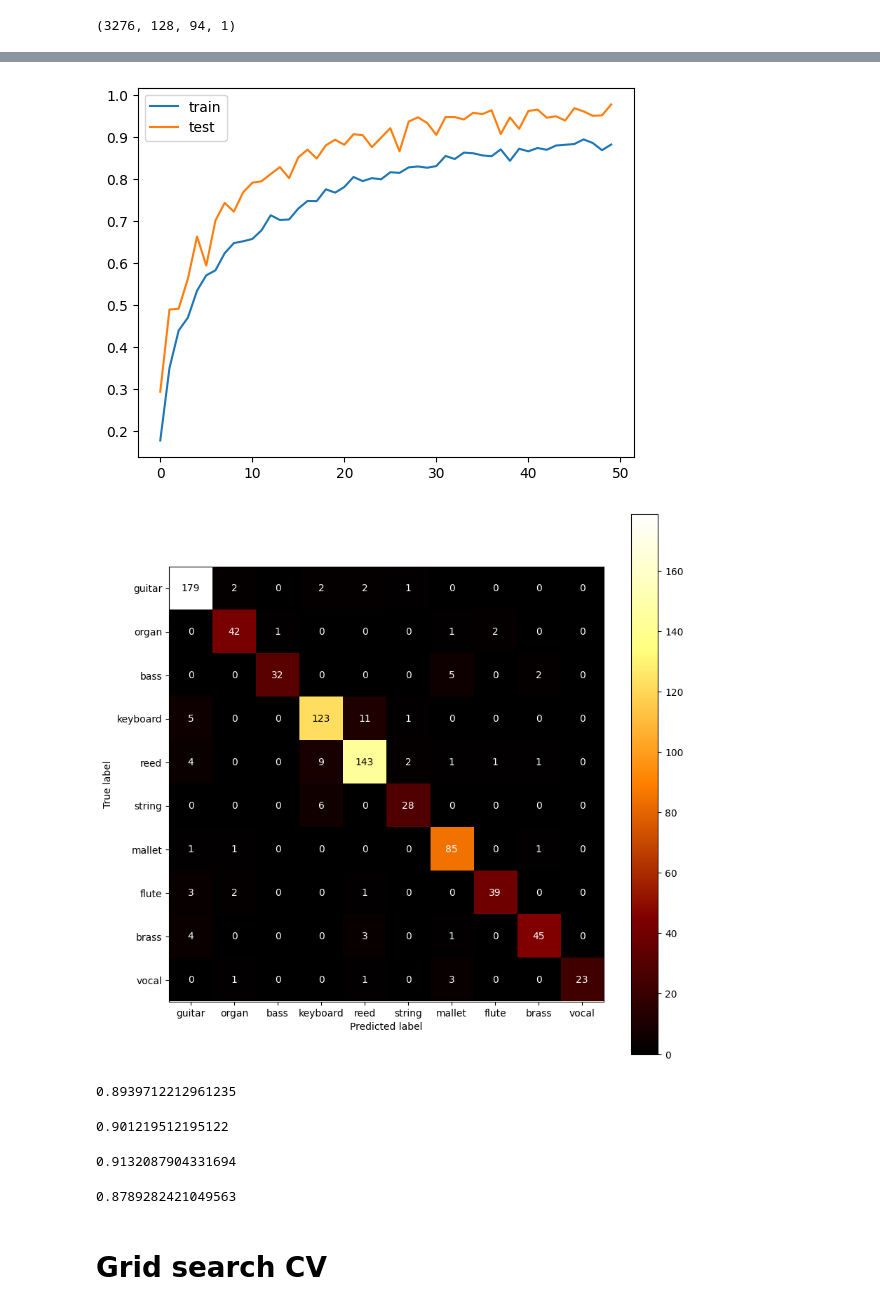
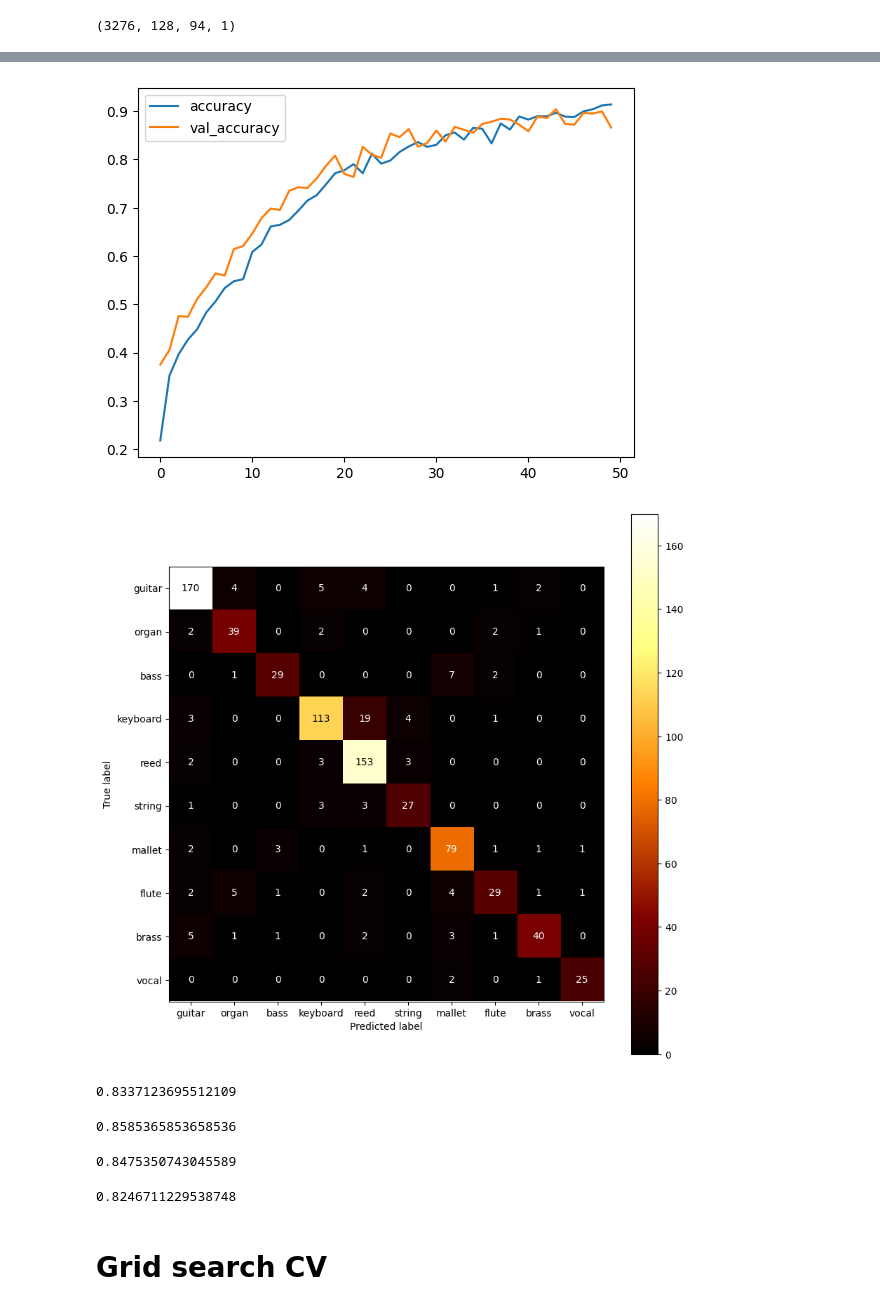
Before and after one commit to Yanaput/EGCI463-pattern-recognition-project, a Jupyter notebook: nsynth_CNN.ipynb, the cells around one changed output, grey strips where cells are left out. Drawn from its saved outputs; the diff is of its cells as text; code cells hidden in the pictures.

```diff
--- a/nsynth_CNN.ipynb
+++ b/nsynth_CNN.ipynb
@@ -138,11 +138,10 @@ Model: "sequential"
  Non-trainable params: 0 (0.00 B)
 # %%
 checkpoint = ModelCheckpoint(
-    filepath="weights-{epoch:02d}-{loss:.4f}.keras",
+    filepath="weights-{epoch:02d}-loss{loss:.2f}-acc{accuracy:.2f}.keras",
     monitor="val_accuracy",
     save_best_only=True,       # Save only the best model
     mode="max",
-    verbose=1
 )
 
 early_stopping = EarlyStopping(
@@ -161,12 +165,12 @@ if gpu:
   try:
     with tf.device('/device:GPU:0'):
       print("Training on GPU")
-      history = model.fit(x_train_reshaped, y_train_encoded, epochs=50, batch_size=32,callbacks=[checkpoint], validation_data=(x_train_reshaped, y_train_encoded))
+      history = model.fit(x_train_reshaped, y_train_encoded, epochs=50, batch_size=32,callbacks=[checkpoint],validation_split=0.2)
   except RuntimeError as e:
     print(e)
 else:
   print("Training on CPU")
-  history = model.fit(x_train_reshaped, y_train_encoded, epochs=50, batch_size=32,callbacks=[checkpoint])
+  history = model.fit(x_train_reshaped, y_train_encoded, epochs=50, batch_size=32,callbacks=[checkpoint],validation_split=0.2)
 # %% [output]
 Training on GPU
 Epoch 1/50
@@ -252,10 +264,10 @@ plt.show()
 # %%
-plt.plot(history.history['accuracy'], label='train')
-plt.plot(history.history['val_accuracy'], label='test')
+plt.plot(history.history['accuracy'], label='accuracy')
+plt.plot(history.history['val_accuracy'], label='val_accuracy')
 plt.legend()
 plt.show()
 # %% [output]
-[figure, old version]
+[figure, new version]
 # %%
 from sklearn.metrics import confusion_matrix, ConfusionMatrixDisplay, f1_score, accuracy_score, precision_score, recall_score
 import matplotlib.pyplot as plt
@@ -266,23 +278,23 @@ fig, ax = plt.subplots(figsize=(10, 10))
 ConfusionMatrixDisplay.plot(ax=ax, cmap="afmhot")
 plt.show()
 # %% [output]
-[figure, old version]
+[figure, new version]
 # %%
 f1_score(y_test, predicted_classes, average='macro')
 # %% [output]
-0.8939712212961235
+0.8337123695512109
 # %%
 accuracy_score(y_test, predicted_classes)
 # %% [output]
-0.901219512195122
+0.8585365853658536
 # %%
 precision_score(y_test, predicted_classes, average='macro')
 # %% [output]
-0.9132087904331694
+0.8475350743045589
 # %%
 recall_score(y_test, predicted_classes, average='macro')
 # %% [output]
-0.8789282421049563
+0.8246711229538748
 # %% [markdown]
 # Grid search CV
 # %%
```
Also changed, not shown: parts of 33 cells of this notebook.
